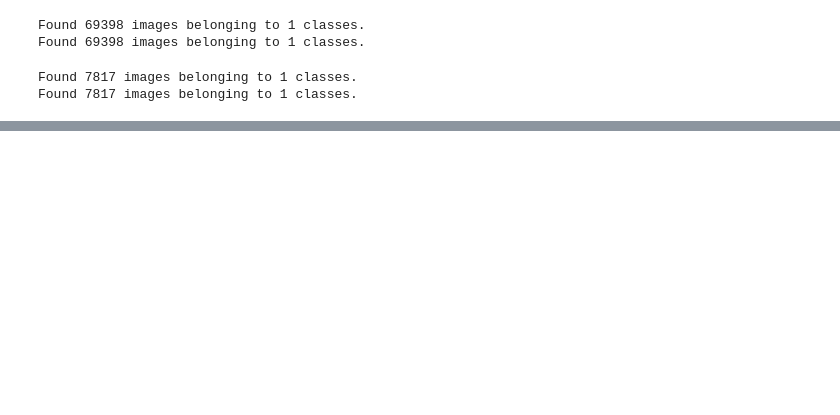
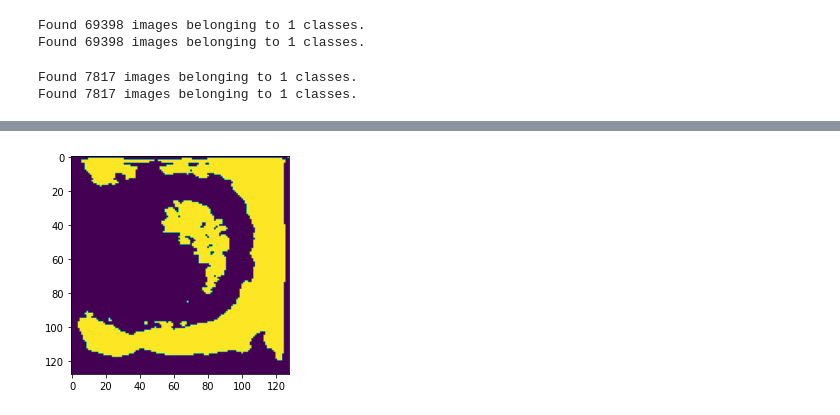
Before and after one commit to Skwarson96/skull_stripping_project, a Jupyter notebook: skull_stripping.ipynb, the cells around one changed output, grey strips where cells are left out. Saved outputs shown, nothing was run; the diff lists cells and outputs as text; code cells hidden in the pictures; blank space fills up the shorter version.

```diff
--- a/skull_stripping.ipynb
+++ b/skull_stripping.ipynb
@@ -438,10 +437,14 @@ env: SM_FRAMEWORK=tf.keras
 # %%
 import segmentation_models
+import keras
 from segmentation_models import Unet
 from segmentation_models.losses import DiceLoss
 
 from tensorflow.keras.layers import Input
 from tensorflow.keras.models import Model
+
+from tensorflow.keras.optimizers import Adam
+from tensorflow.keras import backend as K
 # import segmentation_models. as smp
 
 model_base = Unet('efficientnetb1', classes=1, activation='sigmoid', encoder_weights='imagenet', encoder_freeze=False)
@@ -458,29 +461,30 @@ optimizer = tf.keras.optimizers.Adam(lr=2e-4)
 loss =  DiceLoss()
 model.compile(optimizer=optimizer,
                    loss=loss,
-                   metrics=[segmentation_models.metrics.IOUScore(threshold=0.5),
+                   metrics=[dice_coef,keras.metrics.BinaryAccuracy(),
+                            segmentation_models.metrics.IOUScore(threshold=0.5),
                             segmentation_models.metrics.FScore(threshold=0.5)])
 # %%
 model.summary()
 # %%
 from keras.callbacks import ModelCheckpoint
+
 
 training_samples = train_images_generator.n
 validation_samples = val_images_generator.n
 
-# checkpoint = ModelCheckpoint(f"/content/drive/MyDrive/ZPO_projekt/modele/{model.name}_.hdf5", monitor='val_loss', verbose=1,
-    # save_best_only=True, mode='auto', period=1)
 
 batch_size = 128
-validaton_batch_size = 32
+
 
 model.fit(
     train_combined_generator,
     steps_per_epoch=training_samples // batch_size,
     validation_data = val_combined_generator,
-    validation_steps = validation_samples // validaton_batch_size,
+    validation_steps = validation_samples // batch_size,
     epochs=2,
+    workers=2,
     use_multiprocessing=True,
     verbose=1,
-    # callbacks = [checkpoint]
 )
+model.save('/content/drive/MyDrive/ZPO_projekt/model4.hdf5')
@@ -493,3 +507,84 @@ second_dataset_predictions_path = predictions_base_path / 'second'
 
 first_dataset_predictions_path.mkdir(exist_ok=True, parents=True)
 second_dataset_predictions_path.mkdir(exist_ok=True, parents=True)
+# %%
+model.load_weights(f"/content/drive/MyDrive/ZPO_projekt/model3.hdf5")
+# %%
+import cv2
+import matplotlib.pyplot as plt
+
+
+first_dataset_test_path = Path('/content/FirstDataset/test')
+second_dataset_test_path = Path('/content/SecondDataset/test')
+
+licznik = 1
+for scan_path in first_dataset_test_path.iterdir():
+  print(licznik)
+  licznik += 1
+
+  data, affine = load_raw_volume(scan_path)
+  labels = np.zeros(data.shape, dtype=np.uint8)
+
+  data_max=np.amax(data)
+  data_min=np.amin(data)
+
+  x_size, y_size, z_size = data.shape
+  for x_index in range(x_size):
+    data_slice = data[x_index]
+    # normalizacja
+    data_slice = (data_slice - data_min)/(data_max - data_min)
+    # zmiana wymiaru do wymiaru na którym była uczona sieć
+    data_slice = cv2.resize(data_slice, (128, 128))
+    data_slice = data_slice[...,np.newaxis]
+    data_slice = data_slice[np.newaxis,...]
+
+    prediction = model.predict(data_slice)
+    prediction = prediction.squeeze()
+    # plt.imshow(prediction)
+    # plt.show()
+    # binaryzacja ( zostają wartości 0 oraz 1)
+    prediction[prediction<0.05]=0
+    prediction[prediction>=0.05]=1
+    plt.imshow(prediction)
+    plt.show()
+    prediction = cv2.resize(prediction,(z_size,y_size))
+
+    labels[x_index] = prediction
+
+  save_labels(labels, affine, first_dataset_predictions_path / scan_path.name)
+
+#----------------------------------------------
+licznik = 1
+for scan_path in second_dataset_test_path.iterdir():
+  print(licznik)
+  licznik += 1
+
+  data, affine = load_raw_volume(scan_path / 'T1w.nii.gz')
+  labels = np.zeros(data.shape, dtype=np.uint8)
+
+
+  x_size, y_size, z_size = data.shape
+  for x_index in range(x_size):
+    data_slice = data[x_index]
+    # normalizacja
+    data_slice = (data_slice - data_min)/(data_max - data_min)
+    # zmiana wymiaru do wymiaru na którym była uczona sieć
+    data_slice = cv2.resize(data_slice, (128, 128))
+    data_slice = data_slice[...,np.newaxis]
+    data_slice = data_slice[np.newaxis,...]
+    prediction = model.predict(data_slice)
+    prediction = prediction.squeeze()
+    # plt.imshow(prediction)
+    # plt.show()
+    # binaryzacja ( zostają wartości 0 oraz 1)
+    prediction[prediction<0.05]=0
+    prediction[prediction>=0.05]=1
+    # plt.imshow(prediction)
+    # plt.show()
+    prediction = cv2.resize(prediction,(z_size,y_size))
+
+    labels[x_index] = prediction
+
+  save_labels(labels, affine, second_dataset_predictions_path / f'{scan_path.name}.nii.gz')
+# %% [output]
+[figure, added]
```
Also changed, not shown: parts of 19 cells of this notebook.
